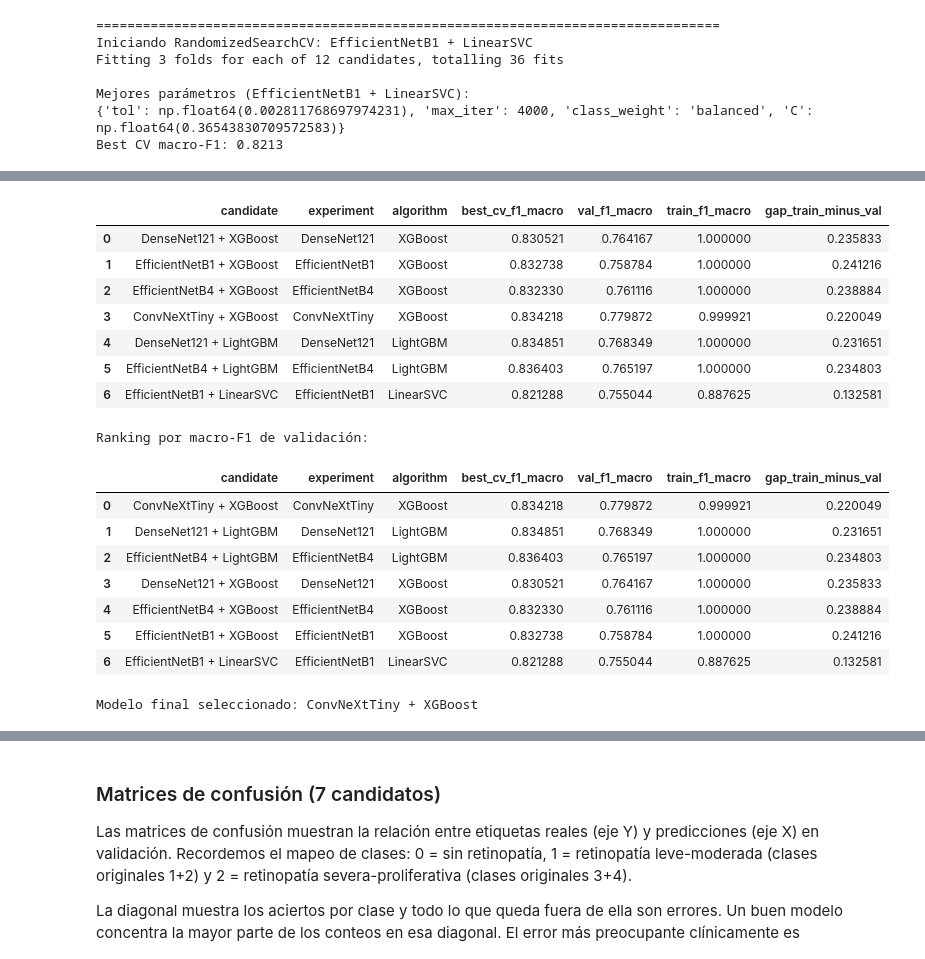
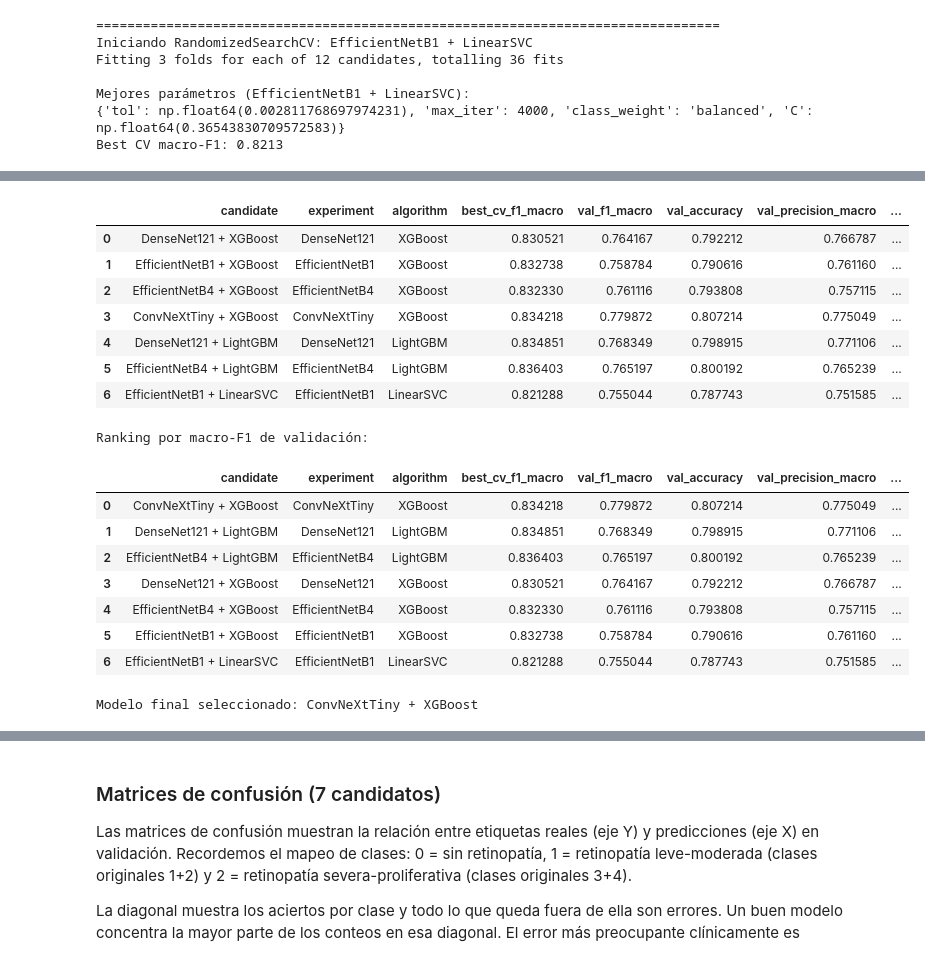
Before and after one commit to JesusAnaya/proyecto-integrador-equipo-21-mna, a Jupyter notebook: Avance4_Equipo21.ipynb, the cells around one changed output, grey strips where cells are left out. Drawn from its saved outputs; the diff is of its cells as text; code cells hidden in the pictures.

```diff
--- a/Avance4_Equipo21.ipynb
+++ b/Avance4_Equipo21.ipynb
@@ -1372,9 +1404,11 @@ param_distributions_lgbm = {
 }
 
 lgbm_search_results: dict[str, RandomizedSearchCV] = {}
+lgbm_timing: dict[str, dict] = {}
 lgbm_experiments = ["DenseNet121", "EfficientNetB4"]
 
 for exp_name in lgbm_experiments:
+    # Extraemos los features y labels del experimento.
     data = feature_sets[exp_name]
     print("\n" + "=" * 80)
     print(f"Iniciando RandomizedSearchCV: {exp_name} + LightGBM")
@@ -1394,8 +1428,15 @@ for exp_name in lgbm_experiments:
         n_jobs=1,
         refit=True,
     )
+    t0 = time.perf_counter()
     search.fit(X_train_df, y_train_local)
+    elapsed_sec = time.perf_counter() - t0
+
     lgbm_search_results[exp_name] = search
+    lgbm_timing[exp_name] = {
+        "total_search_time_sec": round(elapsed_sec, 2),
+        "best_mean_fit_time_sec": round(float(search.cv_results_["mean_fit_time"][search.best_index_]), 4),
+    }
 # %% [output]
 LightGBM device: cpu (n_jobs=16)
 
@@ -1425,6 +1466,8 @@ svc_param_distributions = {
 
 svc_results: dict[str, dict[str, object]] = {}
 svc_exp_name = "EfficientNetB1"
+
+# Extraemos los features y labels del experimento.
 svc_data = feature_sets[svc_exp_name]
 
 svc_base = LinearSVC(
@@ -1446,13 +1489,19 @@ svc_search = RandomizedSearchCV(
     n_jobs=16,
     refit=True,
 )
+t0 = time.perf_counter()
 svc_search.fit(svc_data["X_train"], svc_data["y_train"])
+svc_elapsed_sec = time.perf_counter() - t0
+
+svc_mean_fit_time_best = float(svc_search.cv_results_["mean_fit_time"][svc_search.best_index_])
 
 svc_results[svc_exp_name] = {
     "search": svc_search,
     "best_model": svc_search.best_estimator_,
     "best_params": svc_search.best_params_,
     "best_cv_score": float(svc_search.best_score_),
+    "total_search_time_sec": round(svc_elapsed_sec, 2),
+    "best_mean_fit_time_sec": round(svc_mean_fit_time_best, 4),
 }
 
 print("\nMejores parámetros (EfficientNetB1 + LinearSVC):")
@@ -1492,11 +1541,14 @@ for exp_name, res in experiment_results.items():
         "best_model": res["best_model"],
         "best_params": res["best_params"],
         "best_cv_score": float(res["best_cv_score"]),
+        "total_search_time_sec": res["total_search_time_sec"],
+        "best_mean_fit_time_sec": res["best_mean_fit_time_sec"],
     }
 
 # 2) Candidatos de LightGBM (2: DenseNet121, EfficientNetB4)
 for exp_name, search in lgbm_search_results.items():
     candidate_name = f"{exp_name} + LightGBM"
+    timing = lgbm_timing[exp_name]
     all_candidate_results[candidate_name] = {
         "experiment": exp_name,
         "algorithm": "LightGBM",
@@ -1504,6 +1556,8 @@ for exp_name, search in lgbm_search_results.items():
         "best_model": search.best_estimator_,
         "best_params": search.best_params_,
         "best_cv_score": float(search.best_score_),
+        "total_search_time_sec": timing["total_search_time_sec"],
+        "best_mean_fit_time_sec": timing["best_mean_fit_time_sec"],
     }
 
 # 3) Candidato de LinearSVC (1: EfficientNetB1)
@@ -1516,6 +1570,8 @@ for exp_name, res in svc_results.items():
         "best_model": res["best_model"],
         "best_params": res["best_params"],
         "best_cv_score": float(res["best_cv_score"]),
+        "total_search_time_sec": res["total_search_time_sec"],
+        "best_mean_fit_time_sec": res["best_mean_fit_time_sec"],
     }
 
 missing_candidates = [name for name in candidate_order if name not in all_candidate_results]
@@ -1555,9 +1611,9 @@ for candidate_name, res in all_candidate_results.items():
         X_train_eval_local = feature_sets[exp_name]["X_train"]
 
     y_val_pred_local = res["best_model"].predict(X_val_local)
+    y_train_pred_local = res["best_model"].predict(X_train_eval_local)
 
-    val_f1_macro_local = f1_score(y_val_local, y_val_pred_local, average="macro", zero_division=0)
-    y_train_pred_local = res["best_model"].predict(X_train_eval_local)
+    val_metrics = compute_eval_metrics(y_val_local, y_val_pred_local)
     train_f1_macro_local = f1_score(
         feature_sets[exp_name]["y_train"],
         y_train_pred_local,
@@ -1566,12 +1622,18 @@ for candidate_name, res in all_candidate_results.items():
     )
 
     res["y_val_pred"] = np.asarray(y_val_pred_local)
-    res["val_f1_macro"] = float(val_f1_macro_local)
+    res["val_accuracy"] = val_metrics["val_accuracy"]
+    res["val_precision_macro"] = val_metrics["val_precision_macro"]
+    res["val_recall_macro"] = val_metrics["val_recall_macro"]
+    res["val_f1_macro"] = val_metrics["val_f1_macro"]
     res["train_f1_macro"] = float(train_f1_macro_local)
 
     print("\n" + "=" * 80)
-    print(f"Macro-F1 en validación ({candidate_name})")
-    print(f"Macro-F1: {val_f1_macro_local:.4f}")
+    print(f"Métricas de validación ({candidate_name})")
+    print(f"  Macro-F1:        {val_metrics['val_f1_macro']:.4f}")
+    print(f"  Accuracy:        {val_metrics['val_accuracy']:.4f}")
+    print(f"  Precision macro: {val_metrics['val_precision_macro']:.4f}")
+    print(f"  Recall macro:    {val_metrics['val_recall_macro']:.4f}")
 
 results_df = pd.DataFrame(
     [
@@ -1581,8 +1643,13 @@ results_df = pd.DataFrame(
             "algorithm": res["algorithm"],
             "best_cv_f1_macro": float(res["best_cv_score"]),
             "val_f1_macro": float(res["val_f1_macro"]),
+            "val_accuracy": float(res["val_accuracy"]),
+            "val_precision_macro": float(res["val_precision_macro"]),
+            "val_recall_macro": float(res["val_recall_macro"]),
             "train_f1_macro": float(res["train_f1_macro"]),
             "gap_train_minus_val": float(res["train_f1_macro"] - res["val_f1_macro"]),
+            "total_search_time_sec": res["total_search_time_sec"],
+            "best_mean_fit_time_sec": res["best_mean_fit_time_sec"],
         }
         for candidate_name, res in all_candidate_results.items()
     ]
@@ -1627,20 +1694,20 @@ Macro-F1: 0.7550
 
 Resumen comparativo (7 candidatos):
-|  | candidate | experiment | algorithm | best_cv_f1_macro | val_f1_macro | train_f1_macro | gap_train_minus_val |
-| 0 | DenseNet121 + XGBoost | DenseNet121 | XGBoost | 0.830521 | 0.764167 | 1.000000 | 0.235833 |
-| 1 | EfficientNetB1 + XGBoost | EfficientNetB1 | XGBoost | 0.832738 | 0.758784 | 1.000000 | 0.241216 |
-| 2 | EfficientNetB4 + XGBoost | EfficientNetB4 | XGBoost | 0.832330 | 0.761116 | 1.000000 | 0.238884 |
-| 3 | ConvNeXtTiny + XGBoost | ConvNeXtTiny | XGBoost | 0.834218 | 0.779872 | 0.999921 | 0.220049 |
-| 4 | DenseNet121 + LightGBM | DenseNet121 | LightGBM | 0.834851 | 0.768349 | 1.000000 | 0.231651 |
-| 5 | EfficientNetB4 + LightGBM | EfficientNetB4 | LightGBM | 0.836403 | 0.765197 | 1.000000 | 0.234803 |
-| 6 | EfficientNetB1 + LinearSVC | EfficientNetB1 | LinearSVC | 0.821288 | 0.755044 | 0.887625 | 0.132581 |
+|  | candidate | experiment | algorithm | best_cv_f1_macro | val_f1_macro | val_accuracy | val_precision_macro | ... |
+| 0 | DenseNet121 + XGBoost | DenseNet121 | XGBoost | 0.830521 | 0.764167 | 0.792212 | 0.766787 | ... |
+| 1 | EfficientNetB1 + XGBoost | EfficientNetB1 | XGBoost | 0.832738 | 0.758784 | 0.790616 | 0.761160 | ... |
+| 2 | EfficientNetB4 + XGBoost | EfficientNetB4 | XGBoost | 0.832330 | 0.761116 | 0.793808 | 0.757115 | ... |
+| 3 | ConvNeXtTiny + XGBoost | ConvNeXtTiny | XGBoost | 0.834218 | 0.779872 | 0.807214 | 0.775049 | ... |
+| 4 | DenseNet121 + LightGBM | DenseNet121 | LightGBM | 0.834851 | 0.768349 | 0.798915 | 0.771106 | ... |
+| 5 | EfficientNetB4 + LightGBM | EfficientNetB4 | LightGBM | 0.836403 | 0.765197 | 0.800192 | 0.765239 | ... |
+| 6 | EfficientNetB1 + LinearSVC | EfficientNetB1 | LinearSVC | 0.821288 | 0.755044 | 0.787743 | 0.751585 | ... |
 Ranking por macro-F1 de validación:
-|  | candidate | experiment | algorithm | best_cv_f1_macro | val_f1_macro | train_f1_macro | gap_train_minus_val |
-| 0 | ConvNeXtTiny + XGBoost | ConvNeXtTiny | XGBoost | 0.834218 | 0.779872 | 0.999921 | 0.220049 |
-| 1 | DenseNet121 + LightGBM | DenseNet121 | LightGBM | 0.834851 | 0.768349 | 1.000000 | 0.231651 |
-| 2 | EfficientNetB4 + LightGBM | EfficientNetB4 | LightGBM | 0.836403 | 0.765197 | 1.000000 | 0.234803 |
-| 3 | DenseNet121 + XGBoost | DenseNet121 | XGBoost | 0.830521 | 0.764167 | 1.000000 | 0.235833 |
-| 4 | EfficientNetB4 + XGBoost | EfficientNetB4 | XGBoost | 0.832330 | 0.761116 | 1.000000 | 0.238884 |
-| 5 | EfficientNetB1 + XGBoost | EfficientNetB1 | XGBoost | 0.832738 | 0.758784 | 1.000000 | 0.241216 |
-| 6 | EfficientNetB1 + LinearSVC | EfficientNetB1 | LinearSVC | 0.821288 | 0.755044 | 0.887625 | 0.132581 |
+|  | candidate | experiment | algorithm | best_cv_f1_macro | val_f1_macro | val_accuracy | val_precision_macro | ... |
+| 0 | ConvNeXtTiny + XGBoost | ConvNeXtTiny | XGBoost | 0.834218 | 0.779872 | 0.807214 | 0.775049 | ... |
+| 1 | DenseNet121 + LightGBM | DenseNet121 | LightGBM | 0.834851 | 0.768349 | 0.798915 | 0.771106 | ... |
+| 2 | EfficientNetB4 + LightGBM | EfficientNetB4 | LightGBM | 0.836403 | 0.765197 | 0.800192 | 0.765239 | ... |
+| 3 | DenseNet121 + XGBoost | DenseNet121 | XGBoost | 0.830521 | 0.764167 | 0.792212 | 0.766787 | ... |
+| 4 | EfficientNetB4 + XGBoost | EfficientNetB4 | XGBoost | 0.832330 | 0.761116 | 0.793808 | 0.757115 | ... |
+| 5 | EfficientNetB1 + XGBoost | EfficientNetB1 | XGBoost | 0.832738 | 0.758784 | 0.790616 | 0.761160 | ... |
+| 6 | EfficientNetB1 + LinearSVC | EfficientNetB1 | LinearSVC | 0.821288 | 0.755044 | 0.787743 | 0.751585 | ... |
 Modelo final seleccionado: ConvNeXtTiny + XGBoost
```
Also changed, not shown: parts of 15 cells of this notebook.
